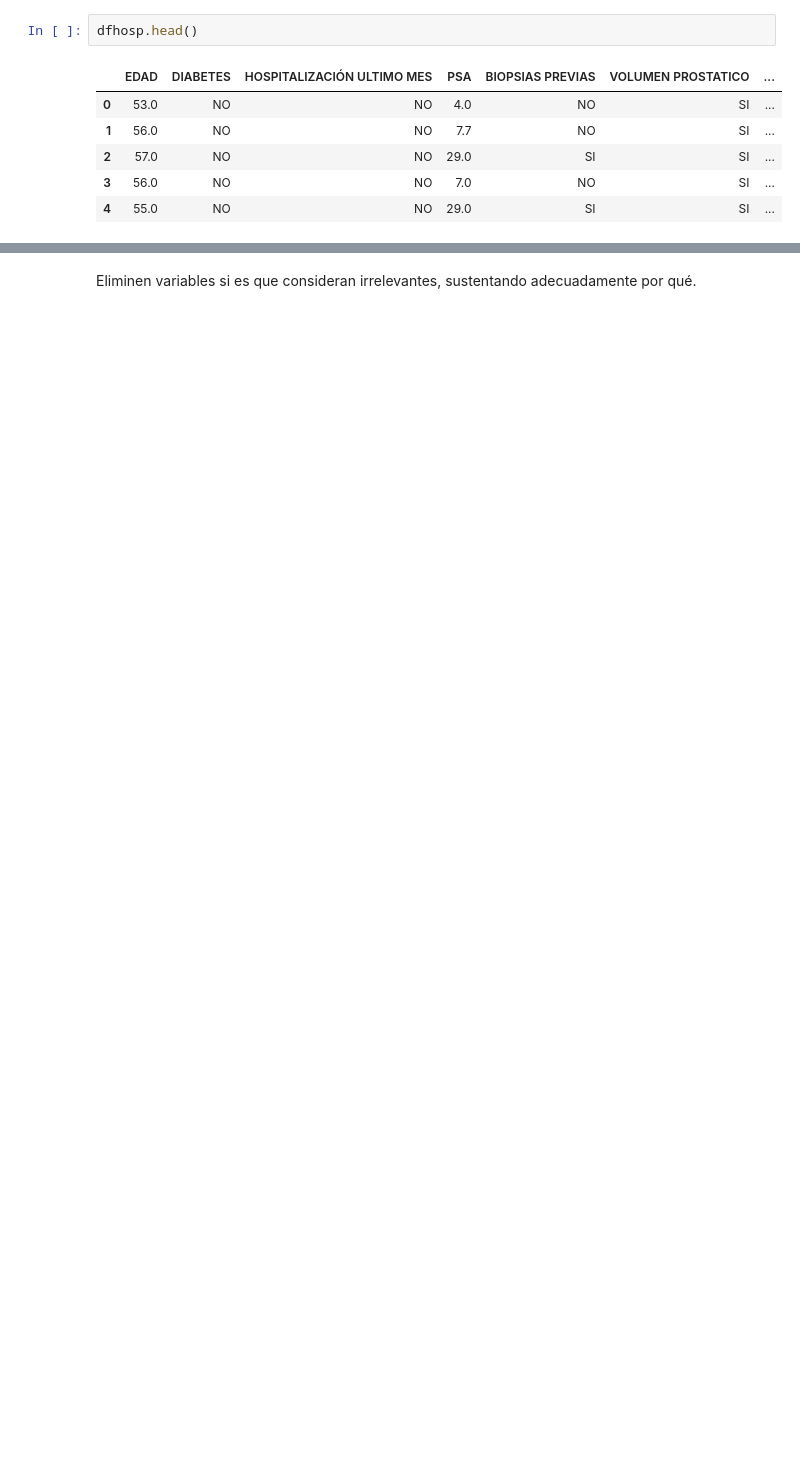
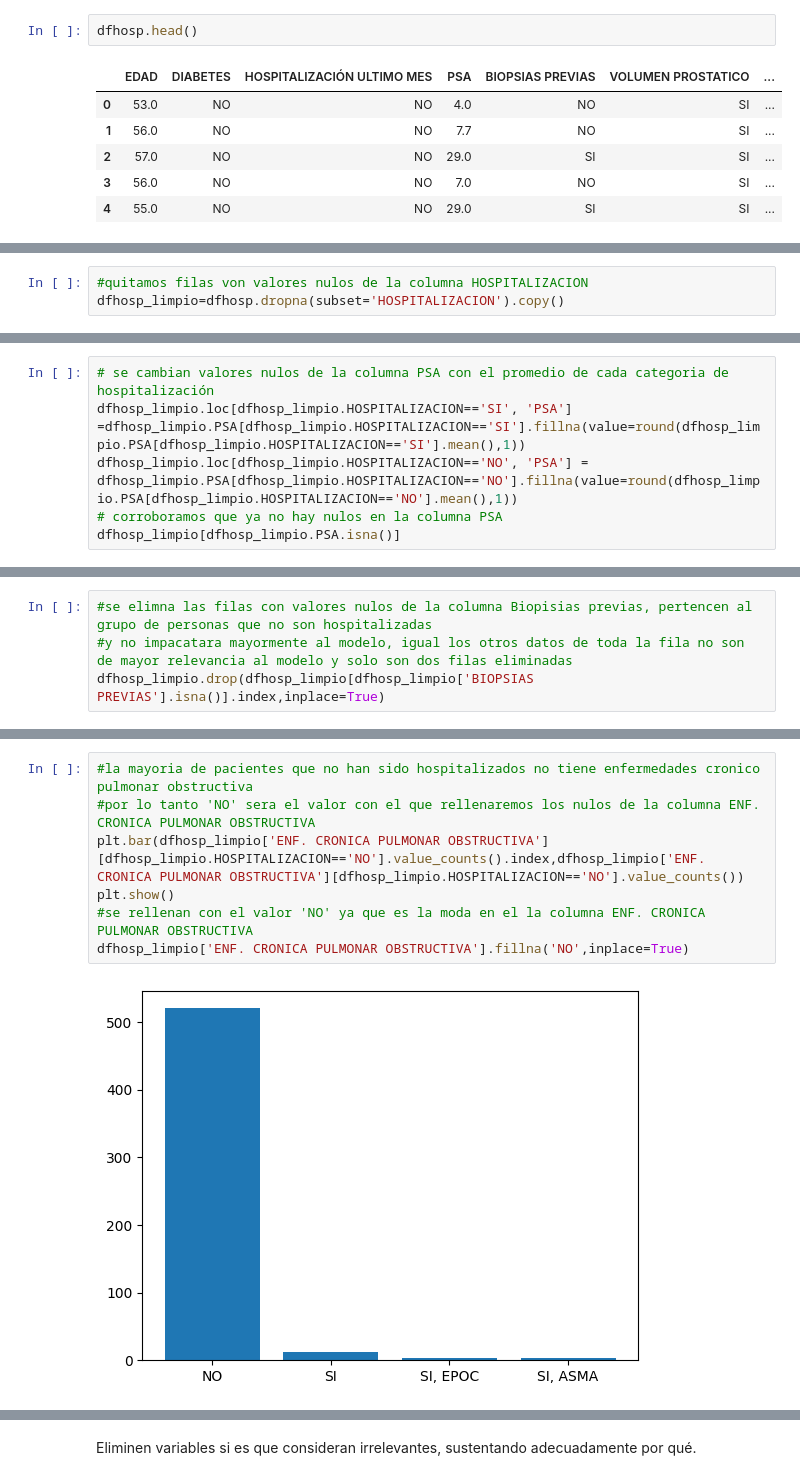
Before and after one commit to JUrielCerecero/proyecto-machine-learning-clasificacion-enfermedades, a Jupyter notebook: Proyecto_Integrador_2A_Preparacion_de_datos.ipynb, the cells around one changed output, grey strips where cells are left out. Drawn from its saved outputs; the diff is of its cells as text; blank space fills up the shorter version.

```diff
--- a/Proyecto_Integrador_2A_Preparacion_de_datos.ipynb
+++ b/Proyecto_Integrador_2A_Preparacion_de_datos.ipynb
@@ -45,0 +59,3 @@ memory usage: 89.2+ KB
+# %%
+#quitamos filas von valores nulos de la columna HOSPITALIZACION
+dfhosp_limpio=dfhosp.dropna(subset='HOSPITALIZACION').copy()
@@ -45,0 +71,6 @@ memory usage: 89.2+ KB
+# %%
+# se cambian valores nulos de la columna PSA con el promedio de cada categoria de hospitalización
+dfhosp_limpio.loc[dfhosp_limpio.HOSPITALIZACION=='SI', 'PSA'] =dfhosp_limpio.PSA[dfhosp_limpio.HOSPITALIZACION=='SI'].fillna(value=round(dfhosp_limpio.PSA[dfhosp_limpio.HOSPITALIZACION=='SI'].mean(),1))
+dfhosp_limpio.loc[dfhosp_limpio.HOSPITALIZACION=='NO', 'PSA'] = dfhosp_limpio.PSA[dfhosp_limpio.HOSPITALIZACION=='NO'].fillna(value=round(dfhosp_limpio.PSA[dfhosp_limpio.HOSPITALIZACION=='NO'].mean(),1))
+# corroboramos que ya no hay nulos en la columna PSA
+dfhosp_limpio[dfhosp_limpio.PSA.isna()]
@@ -45,0 +86,4 @@ memory usage: 89.2+ KB
+# %%
+#se elimna las filas con valores nulos de la columna Biopisias previas, pertencen al grupo de personas que no son hospitalizadas
+#y no impacatara mayormente al modelo, igual los otros datos de toda la fila no son de mayor relevancia al modelo y solo son dos filas eliminadas
+dfhosp_limpio.drop(dfhosp_limpio[dfhosp_limpio['BIOPSIAS PREVIAS'].isna()].index,inplace=True)
@@ -45,0 +102,9 @@ memory usage: 89.2+ KB
+# %%
+#la mayoria de pacientes que no han sido hospitalizados no tiene enfermedades cronico pulmonar obstructiva
+#por lo tanto 'NO' sera el valor con el que rellenaremos los nulos de la columna ENF. CRONICA PULMONAR OBSTRUCTIVA
+plt.bar(dfhosp_limpio['ENF. CRONICA PULMONAR OBSTRUCTIVA'][dfhosp_limpio.HOSPITALIZACION=='NO'].value_counts().index,dfhosp_limpio['ENF. CRONICA PULMONAR OBSTRUCTIVA'][dfhosp_limpio.HOSPITALIZACION=='NO'].value_counts())
+plt.show()
+#se rellenan con el valor 'NO' ya que es la moda en el la columna ENF. CRONICA PULMONAR OBSTRUCTIVA
+dfhosp_limpio['ENF. CRONICA PULMONAR OBSTRUCTIVA'].fillna('NO',inplace=True)
+# %% [output]
+[figure, added]
```
Also changed, not shown: parts of 19 cells of this notebook.
